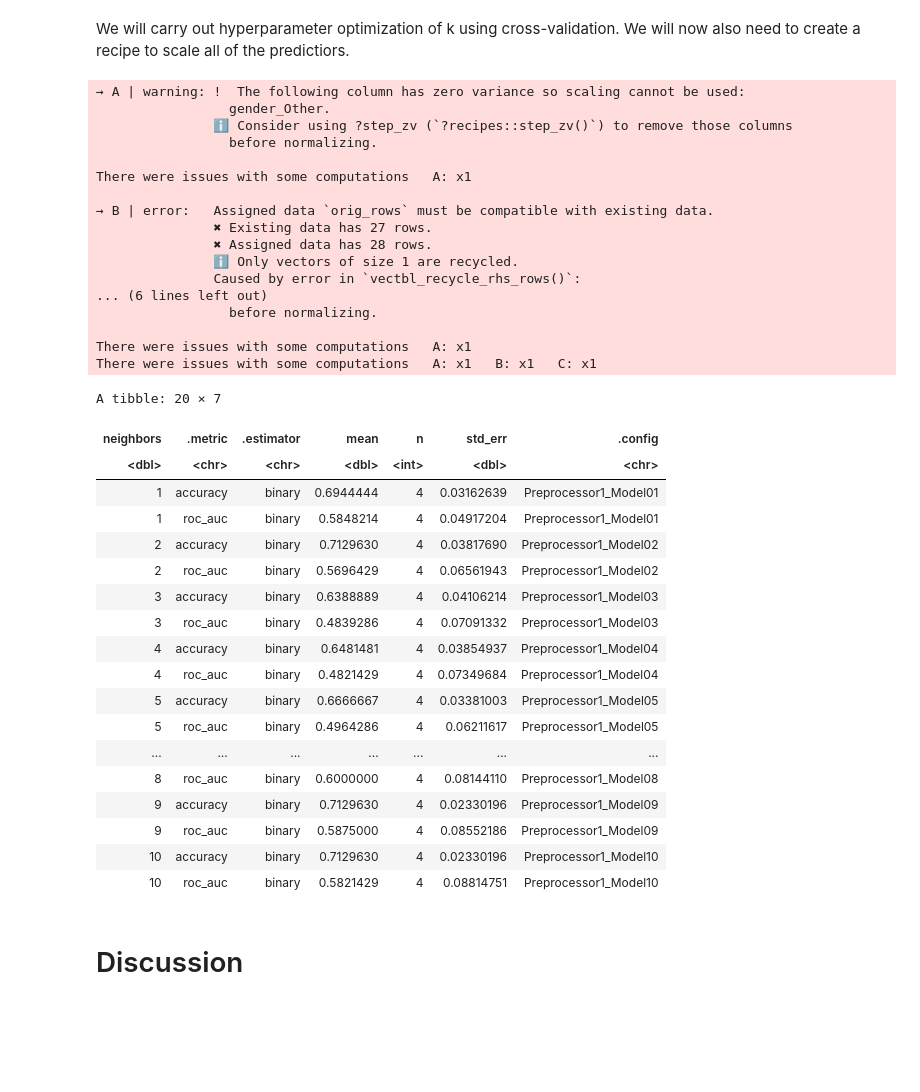
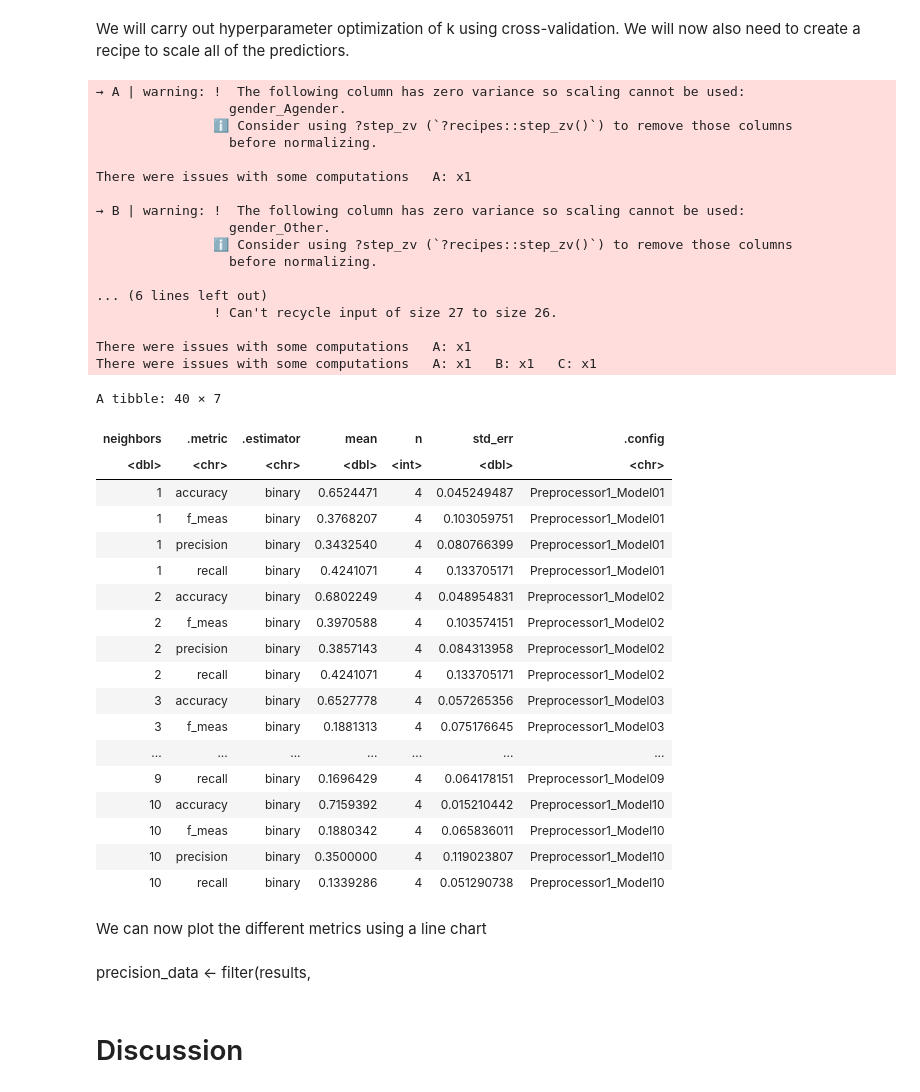
Before and after one commit to yuguogm/dsci_100_final_project, a Jupyter notebook: Final_report.ipynb, the cells around one changed output. Cells and saved outputs as stored; diff of their text form; code cells hidden in the pictures; blank space fills up the shorter version.

```diff
--- a/Final_report.ipynb
+++ b/Final_report.ipynb
@@ -119,5 +104,0 @@ library(tidyverse)
-# %%
-<<<<<<< LOCAL CELL DELETED >>>>>>>
-url <- "https://raw.githubusercontent.com/yuguogm/dsci_100_final_project/refs/heads/main/players%20(1).csv"
-players <- read_csv(url)
-head(players)
@@ -509,51 +449,61 @@ knn_workflow <- workflow() |>
                 add_model(knn_spec)
 # %%
 cv <- vfold_cv(players_training, v = 5, strata = subscribe)
+
+knn_metrics <- metric_set(
+  accuracy,
+  precision,
+  recall,
+  f_meas
+)
 
 gridvals <- tibble(neighbors = seq(from = 1, to = 10, by = 1))
 
 results <- knn_workflow |>
-  tune_grid(resamples = cv, grid = gridvals) |>
+  tune_grid(resamples = cv, grid = gridvals, metrics = knn_metrics) |>
   collect_metrics()
-
 results
 # %% [output]
 → A | warning: !  The following column has zero variance so scaling cannot be used:
-                 gender_Other.
+                 gender_Agender.
                ℹ Consider using ?step_zv (`?recipes::step_zv()`) to remove those columns
                  before normalizing.
 
 There were issues with some computations   A: x1
 
-→ B | error:   Assigned data `orig_rows` must be compatible with existing data.
-               ✖ Existing data has 27 rows.
-               ✖ Assigned data has 28 rows.
-               ℹ Only vectors of size 1 are recycled.
-               Caused by error in `vectbl_recycle_rhs_rows()`:
+→ B | warning: !  The following column has zero variance so scaling cannot be used:
+                 gender_Other.
+               ℹ Consider using ?step_zv (`?recipes::step_zv()`) to remove those columns
+                 before normalizing.
+
 ... (6 lines left out)
-                 before normalizing.
+               ! Can't recycle input of size 27 to size 26.
 
 There were issues with some computations   A: x1
 There were issues with some computations   A: x1   B: x1   C: x1
-A tibble: 20 × 7
+A tibble: 40 × 7
 | neighbors | .metric | .estimator | mean | n | std_err | .config |
 | <dbl> | <chr> | <chr> | <dbl> | <int> | <dbl> | <chr> |
-| 1 | accuracy | binary | 0.6944444 | 4 | 0.03162639 | Preprocessor1_Model01 |
-| 1 | roc_auc | binary | 0.5848214 | 4 | 0.04917204 | Preprocessor1_Model01 |
-| 2 | accuracy | binary | 0.7129630 | 4 | 0.03817690 | Preprocessor1_Model02 |
-| 2 | roc_auc | binary | 0.5696429 | 4 | 0.06561943 | Preprocessor1_Model02 |
-| 3 | accuracy | binary | 0.6388889 | 4 | 0.04106214 | Preprocessor1_Model03 |
-| 3 | roc_auc | binary | 0.4839286 | 4 | 0.07091332 | Preprocessor1_Model03 |
-| 4 | accuracy | binary | 0.6481481 | 4 | 0.03854937 | Preprocessor1_Model04 |
-| 4 | roc_auc | binary | 0.4821429 | 4 | 0.07349684 | Preprocessor1_Model04 |
-| 5 | accuracy | binary | 0.6666667 | 4 | 0.03381003 | Preprocessor1_Model05 |
-| 5 | roc_auc | binary | 0.4964286 | 4 | 0.06211617 | Preprocessor1_Model05 |
+| 1 | accuracy | binary | 0.6524471 | 4 | 0.045249487 | Preprocessor1_Model01 |
+| 1 | f_meas | binary | 0.3768207 | 4 | 0.103059751 | Preprocessor1_Model01 |
+| 1 | precision | binary | 0.3432540 | 4 | 0.080766399 | Preprocessor1_Model01 |
+| 1 | recall | binary | 0.4241071 | 4 | 0.133705171 | Preprocessor1_Model01 |
+| 2 | accuracy | binary | 0.6802249 | 4 | 0.048954831 | Preprocessor1_Model02 |
+| 2 | f_meas | binary | 0.3970588 | 4 | 0.103574151 | Preprocessor1_Model02 |
+| 2 | precision | binary | 0.3857143 | 4 | 0.084313958 | Preprocessor1_Model02 |
+| 2 | recall | binary | 0.4241071 | 4 | 0.133705171 | Preprocessor1_Model02 |
+| 3 | accuracy | binary | 0.6527778 | 4 | 0.057265356 | Preprocessor1_Model03 |
+| 3 | f_meas | binary | 0.1881313 | 4 | 0.075176645 | Preprocessor1_Model03 |
 | ... | ... | ... | ... | ... | ... | ... |
-| 8 | roc_auc | binary | 0.6000000 | 4 | 0.08144110 | Preprocessor1_Model08 |
-| 9 | accuracy | binary | 0.7129630 | 4 | 0.02330196 | Preprocessor1_Model09 |
-| 9 | roc_auc | binary | 0.5875000 | 4 | 0.08552186 | Preprocessor1_Model09 |
-| 10 | accuracy | binary | 0.7129630 | 4 | 0.02330196 | Preprocessor1_Model10 |
-| 10 | roc_auc | binary | 0.5821429 | 4 | 0.08814751 | Preprocessor1_Model10 |
+| 9 | recall | binary | 0.1696429 | 4 | 0.064178151 | Preprocessor1_Model09 |
+| 10 | accuracy | binary | 0.7159392 | 4 | 0.015210442 | Preprocessor1_Model10 |
+| 10 | f_meas | binary | 0.1880342 | 4 | 0.065836011 | Preprocessor1_Model10 |
+| 10 | precision | binary | 0.3500000 | 4 | 0.119023807 | Preprocessor1_Model10 |
+| 10 | recall | binary | 0.1339286 | 4 | 0.051290738 | Preprocessor1_Model10 |
+# %% [markdown]
+We can now plot the different metrics using a line chart
+# %% [markdown]
+precision_data <- filter(results,
 # %% [markdown]
 # Discussion
 # %% [markdown]
```
Also changed, not shown: parts of 9 cells of this notebook.
